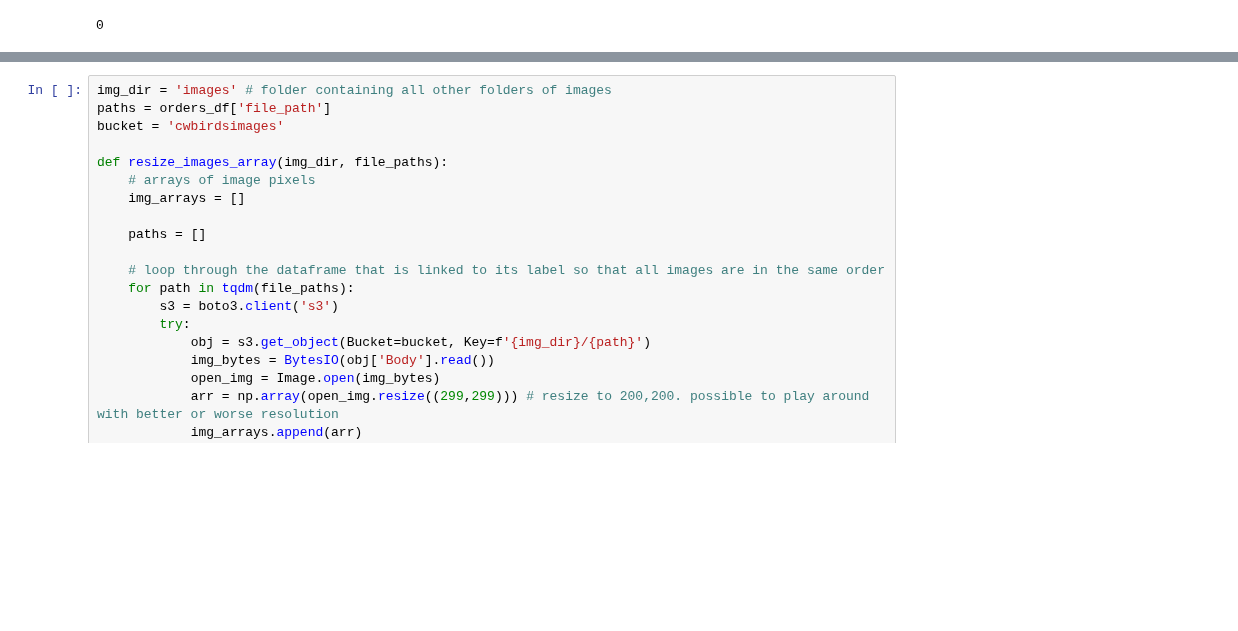
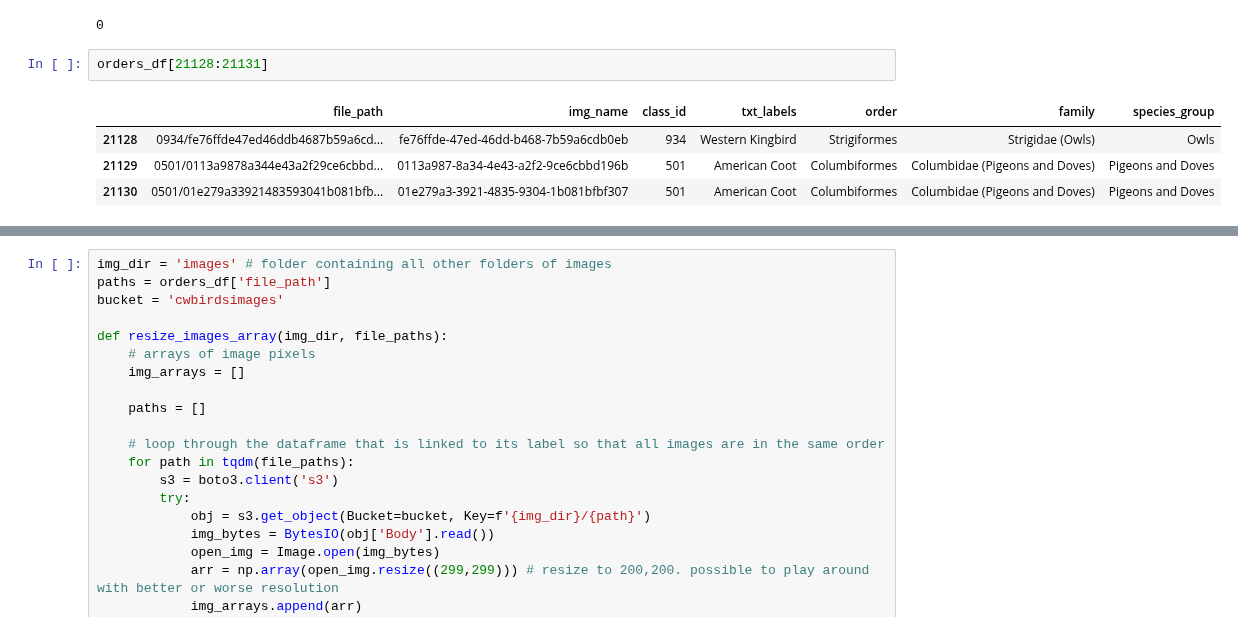
Before and after one commit to cwong690/Birdex, a Jupyter notebook: bird_orders.ipynb, the cells around one changed output, grey strips where cells are left out. Saved outputs shown, nothing was run; the diff lists cells and outputs as text; blank space fills up the shorter version.

```diff
--- a/bird_orders.ipynb
+++ b/bird_orders.ipynb
@@ -147,6 +88,13 @@ len(orders_df)
 sum(orders_df['order'].isnull())
 # %% [output]
 0
+# %%
+orders_df[21128:21131]
+# %% [output]
+|  | file_path | img_name | class_id | txt_labels | order | family | species_group |
+| 21128 | 0934/fe76ffde47ed46ddb4687b59a6cd... | fe76ffde-47ed-46dd-b468-7b59a6cdb0eb | 934 | Western Kingbird | Strigiformes | Strigidae (Owls) | Owls |
+| 21129 | 0501/0113a9878a344e43a2f29ce6cbbd... | 0113a987-8a34-4e43-a2f2-9ce6cbbd196b | 501 | American Coot | Columbiformes | Columbidae (Pigeons and Doves) | Pigeons and Doves |
+| 21130 | 0501/01e279a33921483593041b081bfb... | 01e279a3-3921-4835-9304-1b081bfbf307 | 501 | American Coot | Columbiformes | Columbidae (Pigeons and Doves) | Pigeons and Doves |
 # %%
 fig, ax = plt.subplots(figsize=(10,10))
 
```
Also changed, not shown: parts of 38 cells of this notebook, 7 other files.
